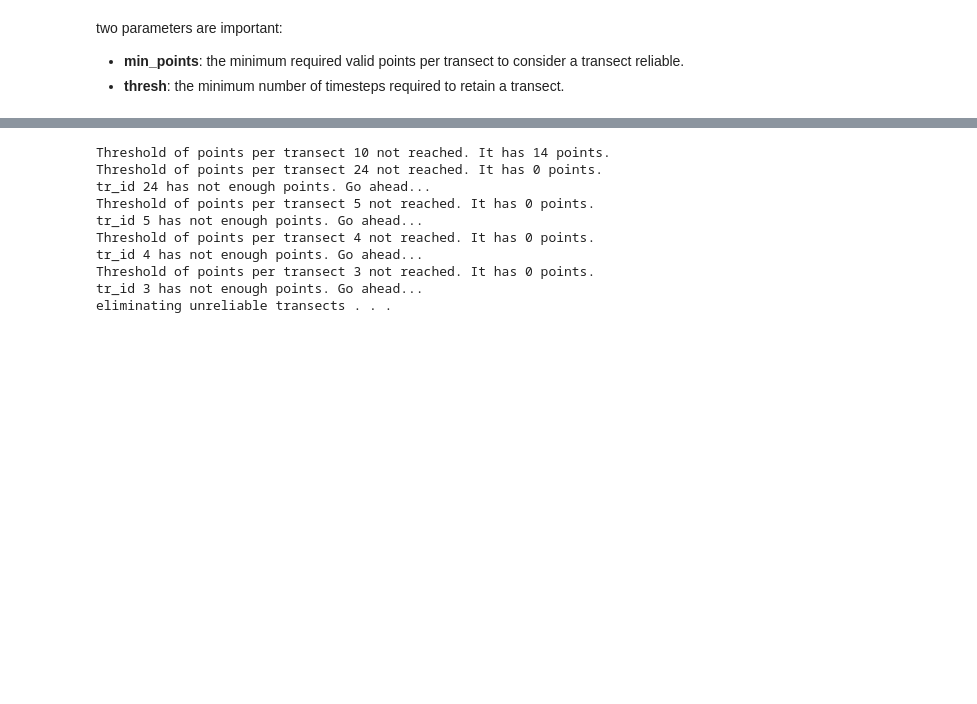
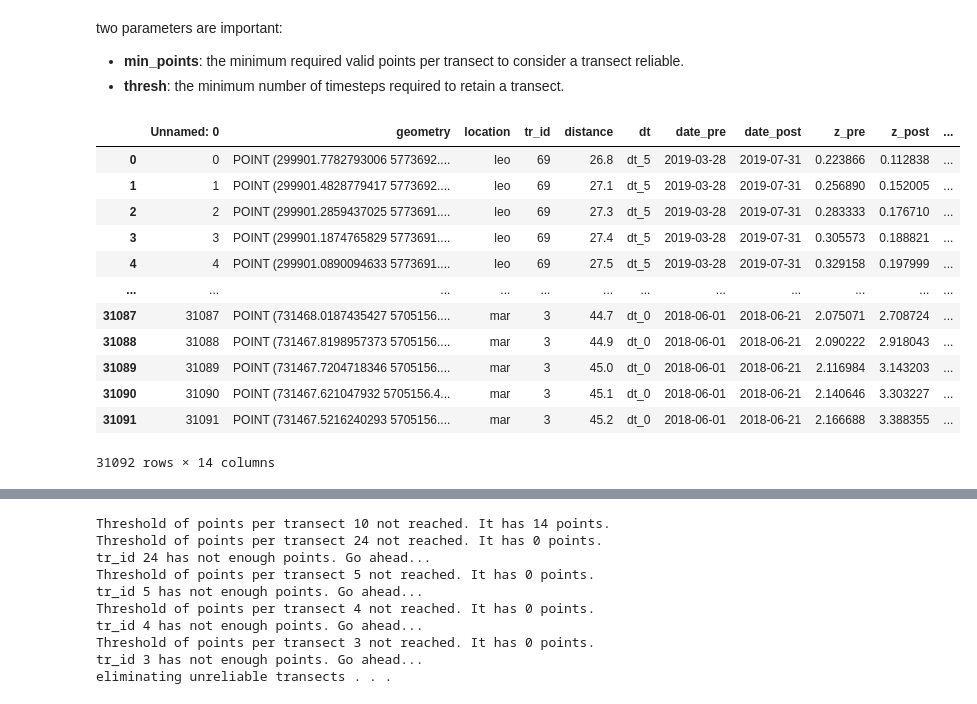
Before and after one commit to npucino/sandpyper, a Jupyter notebook: examples/Example_5b_Beachface Cluster Dynamics indices - transect level.ipynb, the cells around one changed output, grey strips where cells are left out. Saved outputs shown, nothing was run; the diff lists cells and outputs as text; code cells hidden in the pictures; blank space fills up the shorter version.

```diff
--- a/examples/Example_5b_Beachface Cluster Dynamics indices - transect level.ipynb
+++ b/examples/Example_5b_Beachface Cluster Dynamics indices - transect level.ipynb
@@ -102,0 +134,16 @@ two parameters are important:
+# %%
+dataset
+# %% [output]
+|  | Unnamed: 0 | geometry | location | tr_id | distance | dt | date_pre | date_post | z_pre | z_post | ... |
+| 0 | 0 | POINT (299901.7782793006 5773692.... | leo | 69 | 26.8 | dt_5 | 2019-03-28 | 2019-07-31 | 0.223866 | 0.112838 | ... |
+| 1 | 1 | POINT (299901.4828779417 5773692.... | leo | 69 | 27.1 | dt_5 | 2019-03-28 | 2019-07-31 | 0.256890 | 0.152005 | ... |
+| 2 | 2 | POINT (299901.2859437025 5773691.... | leo | 69 | 27.3 | dt_5 | 2019-03-28 | 2019-07-31 | 0.283333 | 0.176710 | ... |
+| 3 | 3 | POINT (299901.1874765829 5773691.... | leo | 69 | 27.4 | dt_5 | 2019-03-28 | 2019-07-31 | 0.305573 | 0.188821 | ... |
+| 4 | 4 | POINT (299901.0890094633 5773691.... | leo | 69 | 27.5 | dt_5 | 2019-03-28 | 2019-07-31 | 0.329158 | 0.197999 | ... |
+| ... | ... | ... | ... | ... | ... | ... | ... | ... | ... | ... | ... |
+| 31087 | 31087 | POINT (731468.0187435427 5705156.... | mar | 3 | 44.7 | dt_0 | 2018-06-01 | 2018-06-21 | 2.075071 | 2.708724 | ... |
+| 31088 | 31088 | POINT (731467.8198957373 5705156.... | mar | 3 | 44.9 | dt_0 | 2018-06-01 | 2018-06-21 | 2.090222 | 2.918043 | ... |
+| 31089 | 31089 | POINT (731467.7204718346 5705156.... | mar | 3 | 45.0 | dt_0 | 2018-06-01 | 2018-06-21 | 2.116984 | 3.143203 | ... |
+| 31090 | 31090 | POINT (731467.621047932 5705156.4... | mar | 3 | 45.1 | dt_0 | 2018-06-01 | 2018-06-21 | 2.140646 | 3.303227 | ... |
+| 31091 | 31091 | POINT (731467.5216240293 5705156.... | mar | 3 | 45.2 | dt_0 | 2018-06-01 | 2018-06-21 | 2.166688 | 3.388355 | ... |
+31092 rows × 14 columns
```
Also changed, not shown: parts of 12 cells of this notebook, 5 other files.
